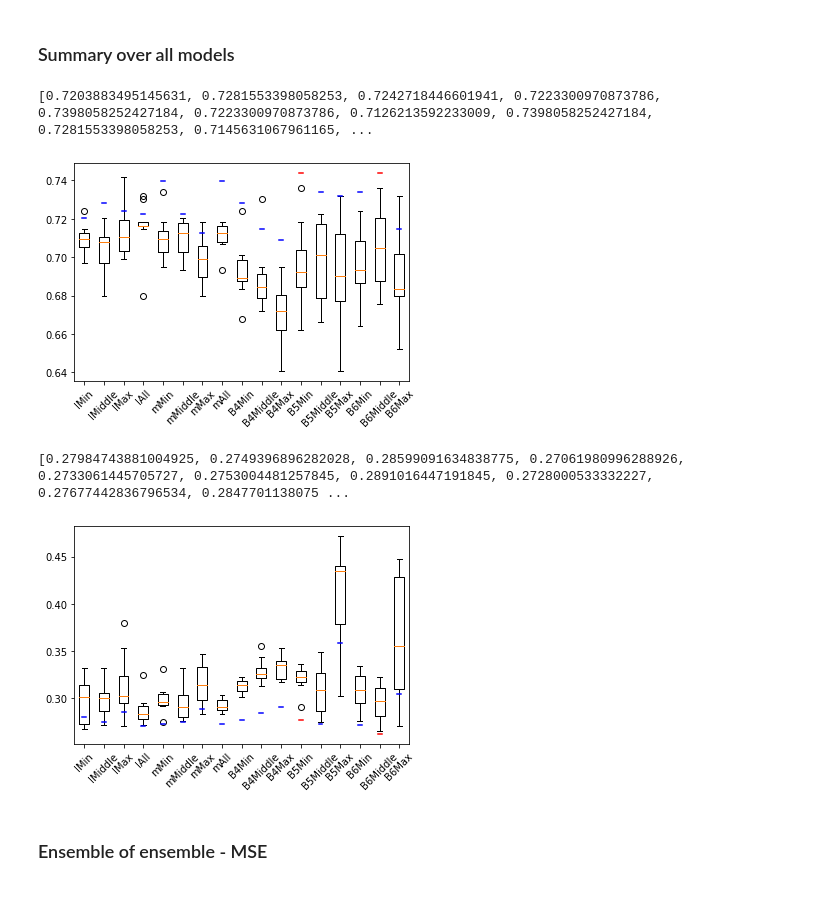
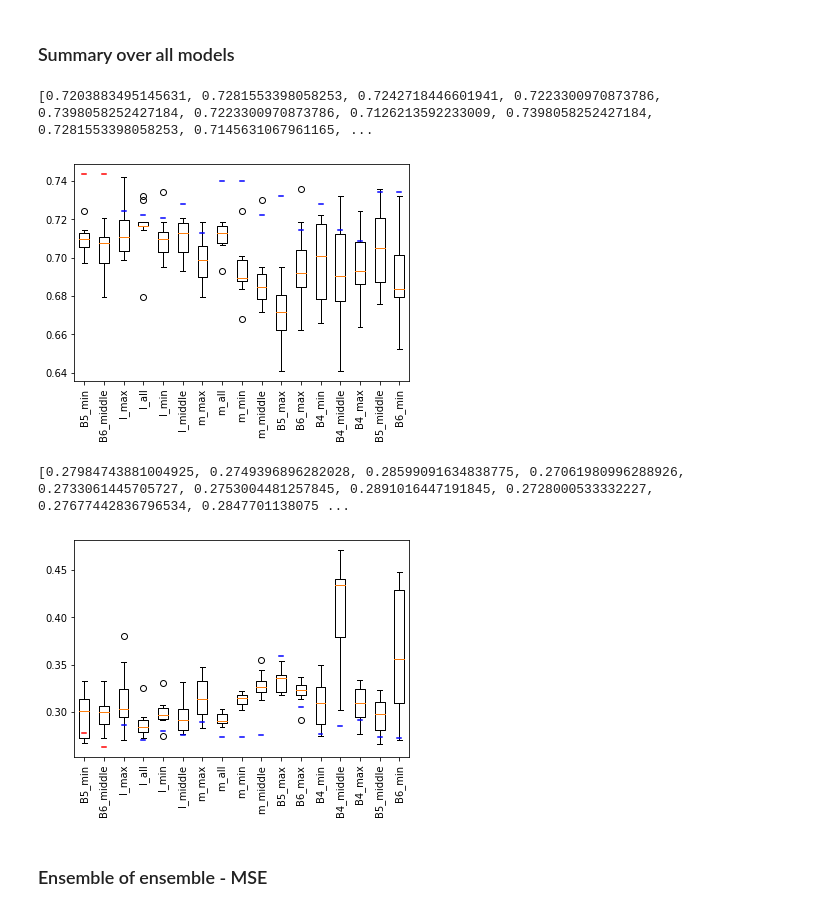
Before and after one commit to emoen/Deep-learning-for-regression-of-cod-otoliths, a Jupyter notebook: results/ensembles.ipynb, the cells around one changed output. Cells and saved outputs as stored; diff of their text form; code cells hidden in the pictures.

```diff
--- a/results/ensembles.ipynb
+++ b/results/ensembles.ipynb
@@ -387,38 +387,45 @@ Name: age, dtype: int64
 # %%
 plt.boxplot([lMinAcc, lMiddleAcc, lMaxAcc, lAllAcc,
              mMinAcc, mMiddleAcc, mMaxAcc, mAllAcc,
              B4MinAcc, B4MiddleAcc, B4MaxAcc,
              B5MinAcc, B5MiddleAcc, B5MaxAcc,
              B6MinAcc, B6MiddleAcc, B6MaxAcc])
 print([lMinAccMean, lMiddleAccMean, lMaxAccMean, lAllAccMean,
              mMinAccMean, mMiddleAccMean, mMaxAccMean, mAllAccMean,
              B4MinAccMean, B4MiddleAccMean, B4MaxAccMean,
              B5MinAccMean, B5MiddleAccMean, B5MaxAccMean,
              B6MinAccMean, B6MiddleAccMean, B6MaxAccMean])
-plt.plot([0.9, 1.1], [lMinAccMean, lMinAccMean], 'b')
-plt.plot([1.9, 2.1], [lMiddleAccMean, lMiddleAccMean], 'b')
+plt.plot([0.9, 1.1], [B5MinAccMean, B5MinAccMean], 'r')
+plt.plot([1.9, 2.1], [B6MiddleAccMean, B6MiddleAccMean], 'r')
 plt.plot([2.9, 3.1], [lMaxAccMean, lMaxAccMean], 'b')
 plt.plot([3.9, 4.1], [lAllAccMean, lAllAccMean], 'b')
-plt.plot([4.9, 5.1], [mMinAccMean, mMinAccMean], 'b')
-plt.plot([5.9, 6.1], [mMiddleAccMean, mMiddleAccMean], 'b')
+plt.plot([4.9, 5.1], [lMinAccMean, lMinAccMean], 'b')
+plt.plot([5.9, 6.1], [lMiddleAccMean, lMiddleAccMean], 'b')
 plt.plot([6.9, 7.1], [mMaxAccMean, mMaxAccMean], 'b')
 plt.plot([7.9, 8.1], [mAllAccMean, mAllAccMean], 'b')
-plt.plot([8.9, 9.1], [B4MinAccMean, B4MinAccMean], 'b')
-plt.plot([9.9, 10.1], [B4MiddleAccMean, B4MiddleAccMean], 'b')
-plt.plot([10.9, 11.1], [B4MaxAccMean, B4MaxAccMean], 'b')
-plt.plot([11.9, 12.1], [B5MinAccMean, B5MinAccMean], 'r')
-plt.plot([12.9, 13.1], [B5MiddleAccMean, B5MiddleAccMean], 'b')
-plt.plot([13.9, 14.1], [B5MaxAccMean, B5MaxAccMean], 'b')
-plt.plot([14.9, 15.1], [B6MinAccMean, B6MinAccMean], 'b')
-plt.plot([15.9, 16.1], [B6MiddleAccMean, B6MiddleAccMean], 'r')
-plt.plot([16.9, 17.1], [B6MaxAccMean, B6MaxAccMean], 'b')
-plt.xticks(range(1,18), ["lMin","lMiddle","lMax","lAll","mMin","mMiddle","mMax","mAll","B4Min","B4Middle","B4Max"
-                         ,"B5Min","B5Middle","B5Max","B6Min","B6Middle","B6Max"], rotation = 45)
+plt.plot([8.9, 9.1], [mMinAccMean, mMinAccMean], 'b')
+plt.plot([9.9, 10.1], [mMiddleAccMean, mMiddleAccMean], 'b')
+plt.plot([10.9, 11.1], [B5MaxAccMean, B5MaxAccMean], 'b')
+plt.plot([11.9, 12.1], [B6MaxAccMean, B6MaxAccMean], 'b')
+plt.plot([12.9, 13.1], [B4MinAccMean, B4MinAccMean], 'b')
+plt.plot([13.9, 14.1], [B4MiddleAccMean, B4MiddleAccMean], 'b')
+plt.plot([14.9, 15.1], [B4MaxAccMean, B4MaxAccMean], 'b')
+plt.plot([15.9, 16.1], [B5MiddleAccMean, B5MiddleAccMean], 'b')
+plt.plot([16.9, 17.1], [B6MinAccMean, B6MinAccMean], 'b')
+plt.xticks(range(1,18), ["B5_min", "B6_middle", "l_max", "l_all", "l_min", "l_middle", "m_max", "m_all", "m_min", "m_middle",
+                         "B5_max", "B6_max", "B4_min", "B4_middle", "B4_max", "B5_middle", "B6_min"], rotation = 90)
+
+#b5-min, b6-mid, l-max, l-all, l-min, l-middle, m-max, m-all, m-min, m-mid,
+#b5-max, b6-max, b4-min, b4-mid, b4-max, b5-mid, b6-min
+
+#plt.xticks(range(1,18), ["lMin","lMiddle","lMax","lAll","mMin","mMiddle","mMax","mAll","B4Min","B4Middle","B4Max"
+#                         ,"B5Min","B5Middle","B5Max","B6Min","B6Middle","B6Max"], rotation = 45)
+
 
 plt.show()
 # %% [output]
 [0.7203883495145631, 0.7281553398058253, 0.7242718446601941, 0.7223300970873786, 0.7398058252427184, 0.7223300970873786, 0.7126213592233009, 0.7398058252427184, 0.7281553398058253, 0.7145631067961165, ...
-[figure, old version]
+[figure, new version]
 # %%
 plt.boxplot([lMinMSE, lMiddleMSE, lMaxMSE, lAllMSE,
              mMinMSE, mMiddleMSE, mMaxMSE, mAllMSE,
@@ -430,30 +437,34 @@ print([lMinMSEMean, lMiddleMSEMean, lMaxMSEMean, lAllMSEMean,
              B4MinMSEMean, B4MiddleMSEMean, B4MaxMSEMean,
              B5MinMSEMean, B5MiddleMSEMean, B5MaxMSEMean,
              B6MinMSEMean, B6MiddleMSEMean, B6MaxMSEMean])
-plt.plot([0.9, 1.1], [lMinMSEMean, lMinMSEMean], 'b')
-plt.plot([1.9, 2.1], [lMiddleMSEMean, lMiddleMSEMean], 'b')
+
+plt.plot([0.9, 1.1], [B5MinMSEMean, B5MinMSEMean], 'r')
+plt.plot([1.9, 2.1], [B6MiddleMSEMean, B6MiddleMSEMean], 'r')
 plt.plot([2.9, 3.1], [lMaxMSEMean, lMaxMSEMean], 'b')
 plt.plot([3.9, 4.1], [lAllMSEMean, lAllMSEMean], 'b')
-plt.plot([4.9, 5.1], [mMinMSEMean, mMinMSEMean], 'b')
-plt.plot([5.9, 6.1], [mMiddleMSEMean, mMiddleMSEMean], 'b')
+plt.plot([4.9, 5.1], [lMinMSEMean, lMinMSEMean], 'b')
+plt.plot([5.9, 6.1], [lMiddleMSEMean, lMiddleMSEMean], 'b')
 plt.plot([6.9, 7.1], [mMaxMSEMean, mMaxMSEMean], 'b')
 plt.plot([7.9, 8.1], [mAllMSEMean, mAllMSEMean], 'b')
-plt.plot([8.9, 9.1], [B4MinMSEMean, B4MinMSEMean], 'b')
-plt.plot([9.9, 10.1], [B4MiddleMSEMean, B4MiddleMSEMean], 'b')
-plt.plot([10.9, 11.1], [B4MaxMSEMean, B4MaxMSEMean], 'b')
-plt.plot([11.9, 12.1], [B5MinMSEMean, B5MinMSEMean], 'r')
-plt.plot([12.9, 13.1], [B5MiddleMSEMean, B5MiddleMSEMean], 'b')
-plt.plot([13.9, 14.1], [B5MaxMSEMean, B5MaxMSEMean], 'b')
-plt.plot([14.9, 15.1], [B6MinMSEMean, B6MinMSEMean], 'b')
-plt.plot([15.9, 16.1], [B6MiddleMSEMean, B6MiddleMSEMean], 'r')
-plt.plot([16.9, 17.1], [B6MaxMSEMean, B6MaxMSEMean], 'b')
-plt.xticks(range(1,18), ["lMin","lMiddle","lMax","lAll","mMin","mMiddle","mMax","mAll","B4Min","B4Middle","B4Max"
-                         ,"B5Min","B5Middle","B5Max","B6Min","B6Middle","B6Max"], rotation = 45)
+plt.plot([8.9, 9.1], [mMinMSEMean, mMinMSEMean], 'b')
+plt.plot([9.9, 10.1], [mMiddleMSEMean, mMiddleMSEMean], 'b')
+plt.plot([10.9, 11.1], [B5MaxMSEMean, B5MaxMSEMean], 'b')
+plt.plot([11.9, 12.1], [B6MaxMSEMean, B6MaxMSEMean], 'b')
+plt.plot([12.9, 13.1], [B4MinMSEMean, B4MinMSEMean], 'b')
+plt.plot([13.9, 14.1], [B4MiddleMSEMean, B4MiddleMSEMean], 'b')
+plt.plot([14.9, 15.1], [B4MaxMSEMean, B4MaxMSEMean], 'b')
+plt.plot([15.9, 16.1], [B5MiddleMSEMean, B5MiddleMSEMean], 'b')
+plt.plot([16.9, 17.1], [B6MinMSEMean, B6MinMSEMean], 'b')
+plt.xticks(range(1,18), ["B5_min", "B6_middle", "l_max", "l_all", "l_min", "l_middle", "m_max", "m_all", "m_min", "m_middle",
+                         "B5_max", "B6_max", "B4_min", "B4_middle", "B4_max", "B5_middle", "B6_min"], rotation = 90)
+
+#plt.xticks(range(1,18), ["lMin","lMiddle","lMax","lAll","mMin","mMiddle","mMax","mAll","B4Min","B4Middle","B4Max"
+#                         ,"B5Min","B5Middle","B5Max","B6Min","B6Middle","B6Max"], rotation = 45)
 
 plt.show()
 # %% [output]
 [0.27984743881004925, 0.2749396896282028, 0.28599091634838775, 0.27061980996288926, 0.2733061445705727, 0.2753004481257845, 0.2891016447191845, 0.2728000533332227, 0.27677442836796534, 0.2847701138075 ...
-[figure, old version]
+[figure, new version]
 # %% [markdown]
 ### Ensemble of ensemble - MSE
 # %%
```
Also changed, not shown: parts of 4 cells of this notebook, 6 other files.
